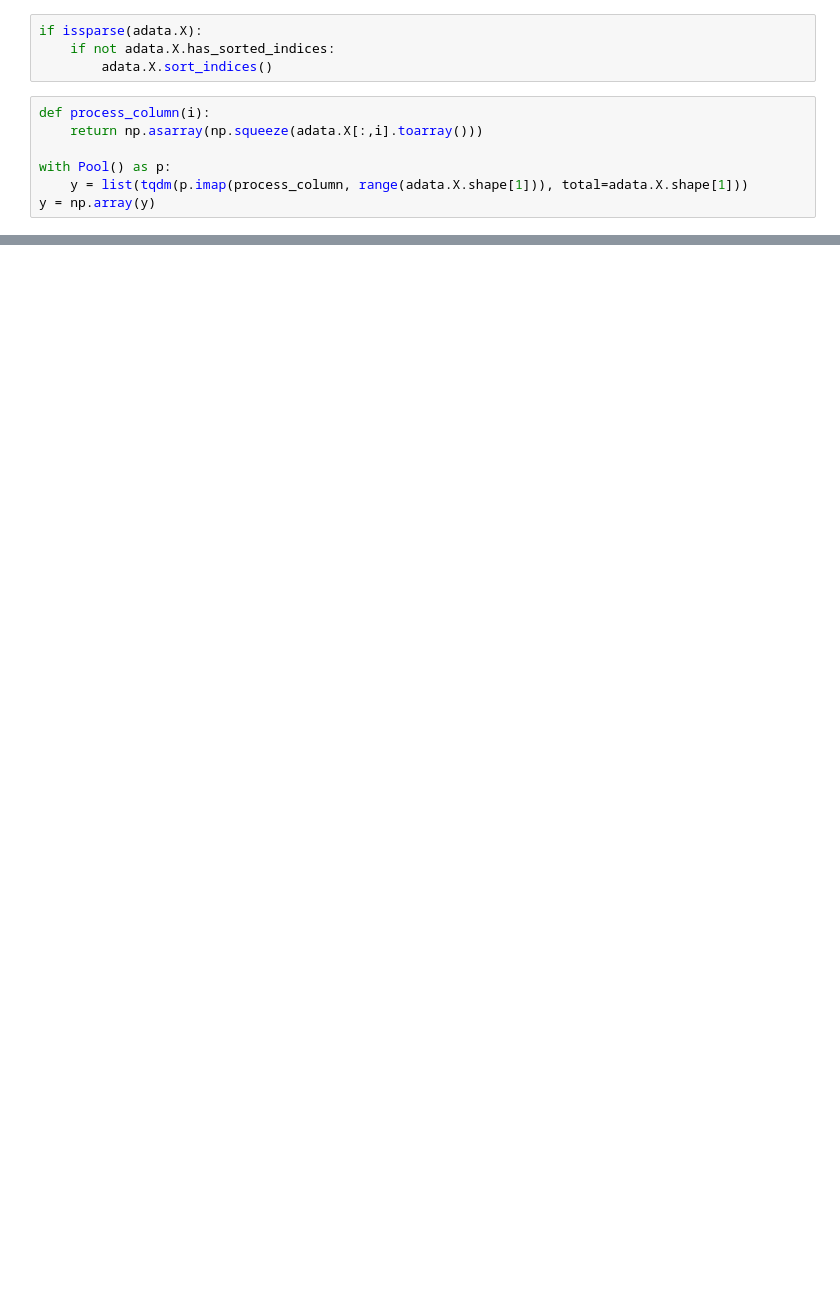
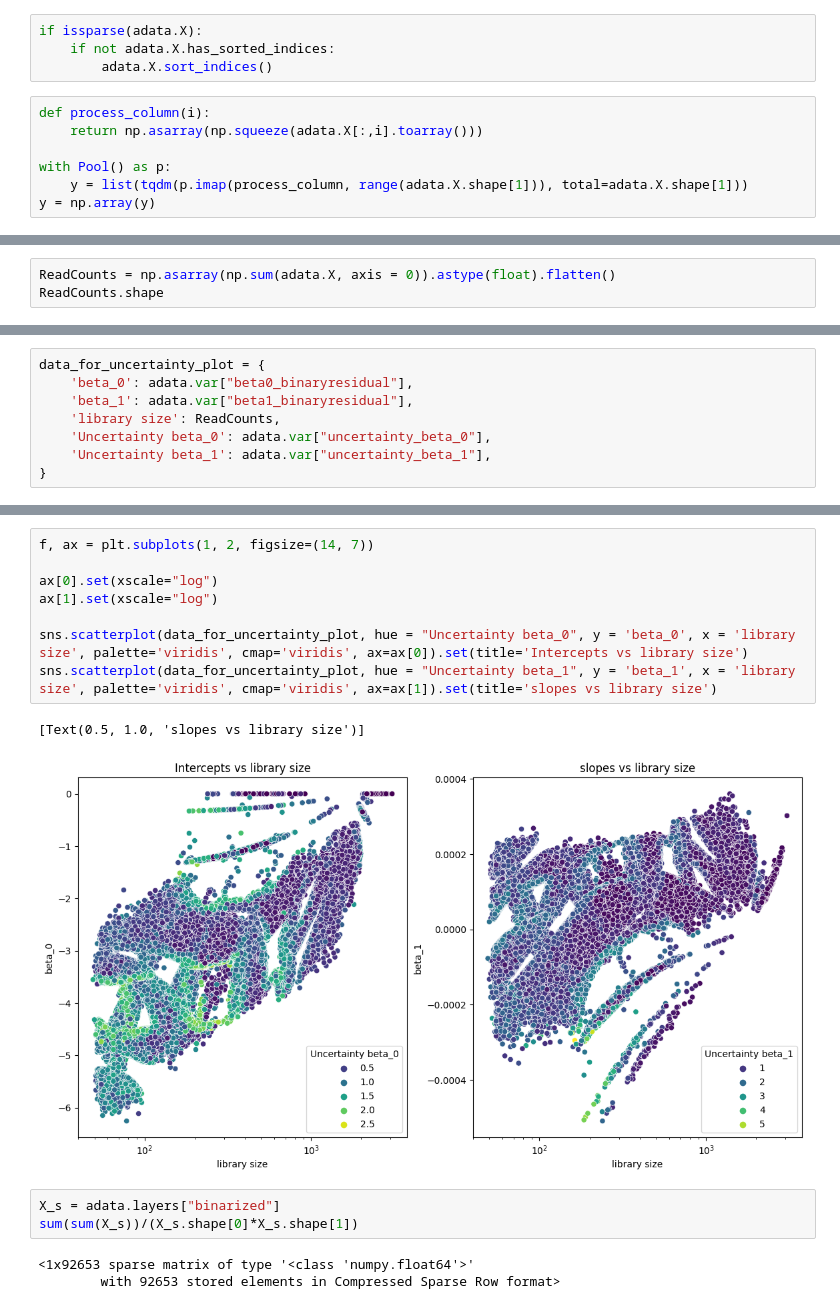
Before and after one commit to MarkusFranke/Better-Normalization-for-scATAC-seq-data, a Jupyter notebook: Residual Transforms/binaryResidualTransform.ipynb, the cells around one changed output, grey strips where cells are left out. Cells and saved outputs as stored; diff of their text form; blank space fills up the shorter version.

```diff
--- a/Residual Transforms/binaryResidualTransform.ipynb
+++ b/Residual Transforms/binaryResidualTransform.ipynb
@@ -37,0 +154,3 @@ adata.write("adata_custom_v2.h5ad")
+# %%
+ReadCounts = np.asarray(np.sum(adata.X, axis = 0)).astype(float).flatten()
+ReadCounts.shape
@@ -37,0 +159,8 @@ adata.write("adata_custom_v2.h5ad")
+# %%
+data_for_uncertainty_plot = {
+    'beta_0': adata.var["beta0_binaryresidual"],
+    'beta_1': adata.var["beta1_binaryresidual"],
+    'library size': ReadCounts,
+    'Uncertainty beta_0': adata.var["uncertainty_beta_0"],
+    'Uncertainty beta_1': adata.var["uncertainty_beta_1"],
+}
@@ -37,0 +194,17 @@ adata.write("adata_custom_v2.h5ad")
+# %%
+f, ax = plt.subplots(1, 2, figsize=(14, 7))
+
+ax[0].set(xscale="log")
+ax[1].set(xscale="log")
+
+sns.scatterplot(data_for_uncertainty_plot, hue = "Uncertainty beta_0", y = 'beta_0', x = 'library size', palette='viridis', cmap='viridis', ax=ax[0]).set(title='Intercepts vs library size')
+sns.scatterplot(data_for_uncertainty_plot, hue = "Uncertainty beta_1", y = 'beta_1', x = 'library size', palette='viridis', cmap='viridis', ax=ax[1]).set(title='slopes vs library size')
+# %% [output]
+[Text(0.5, 1.0, 'slopes vs library size')]
+[figure, added]
+# %%
+X_s = adata.layers["binarized"]
+sum(sum(X_s))/(X_s.shape[0]*X_s.shape[1])
+# %% [output]
+<1x92653 sparse matrix of type '<class 'numpy.float64'>'
+        with 92653 stored elements in Compressed Sparse Row format>
```
Also changed, not shown: parts of 27 cells of this notebook.
